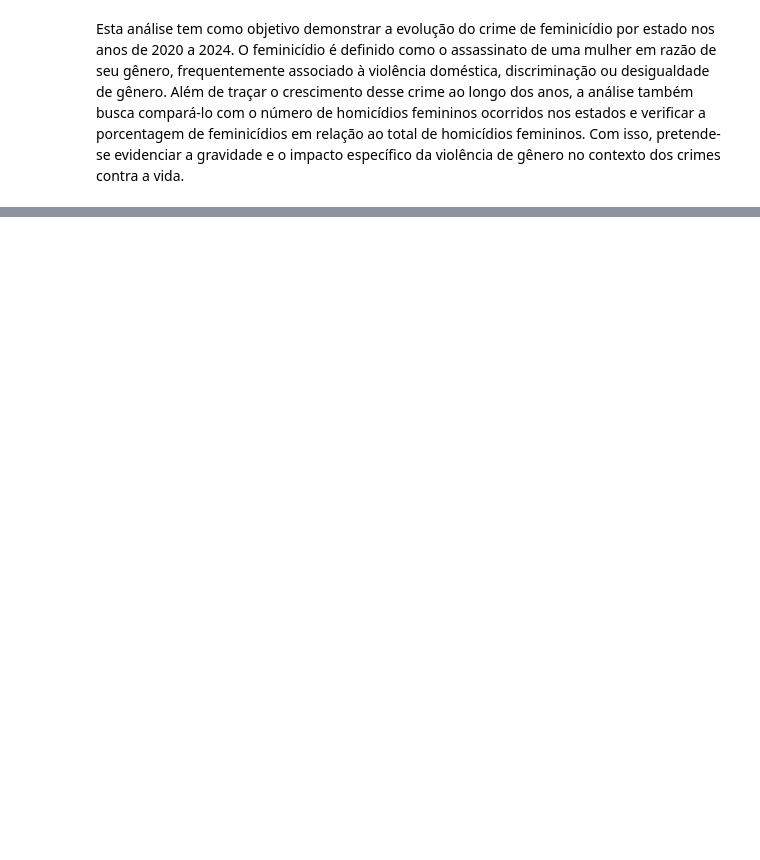
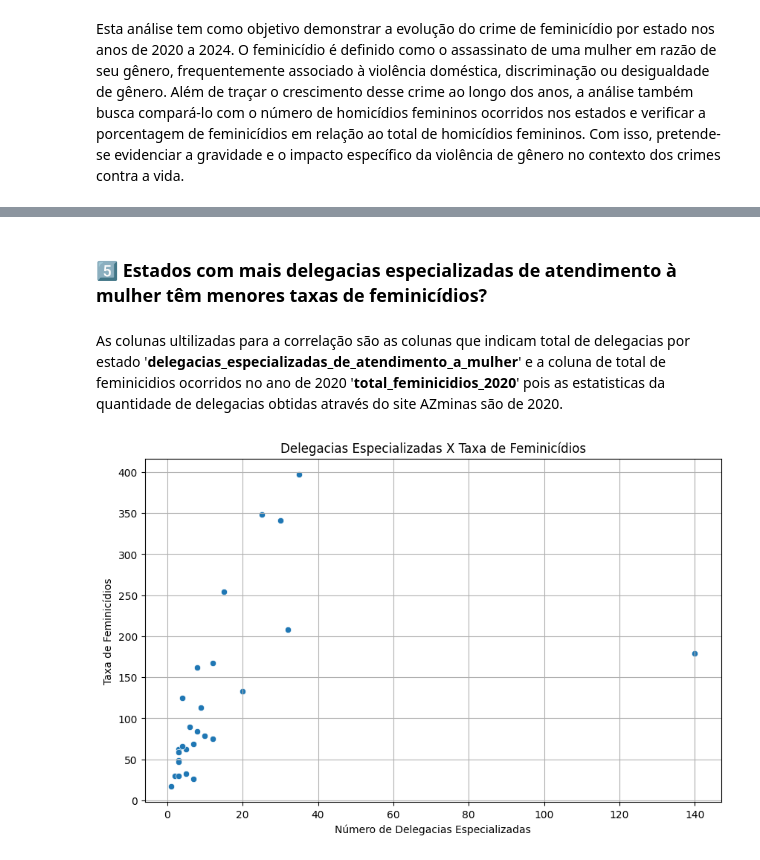
Before and after one commit to CarolyneS14/on33-python-s17-s18-projeto-final, a Jupyter notebook: on33_python_s18_Projeto_Final.ipynb, the cells around one changed output, grey strips where cells are left out. Cells and saved outputs as stored; diff of their text form; code cells hidden in the pictures; blank space fills up the shorter version.

```diff
--- a/on33_python_s18_Projeto_Final.ipynb
+++ b/on33_python_s18_Projeto_Final.ipynb
@@ -33,0 +215,4 @@ database_auxiliar  homicidios_femininos.csv  S17S18-Projeto-Livre.pdf
+# %%
+# Criar novas colunas calculadas
+total_feminicidios_2024 = df_feminicidio['feminicidio_tentado_2024(LESFEM)'] + df_feminicidio['feminicidio_consumado_2024(LESFEM)']
+df_feminicidio['total_feminicidios_2024'] = total_feminicidios_2024
@@ -33,0 +240,18 @@ database_auxiliar  homicidios_femininos.csv  S17S18-Projeto-Livre.pdf
+# %%
+#Selecionar colunas que nao vamos utilizar
+columns_drop = ['tentativa_2020',
+'consumado_2020',
+'tentativa_2021',
+'consumado_2021',
+'tentativa_2022',
+'consumado_2022',
+'tentativa_2023',
+'consumado_2023',
+'ano_2024',
+'ano_2023',
+'ano_2022',
+'ano_2021',
+'ano_2020']
+
+#Excluir colunas
+df_feminicidio = df_feminicidio.drop(columns_drop, axis=1)
@@ -33,0 +282,5 @@ database_auxiliar  homicidios_femininos.csv  S17S18-Projeto-Livre.pdf
+# %%
+#Estados com maior redução no numero de feminicidios
+df_feminicidio['reducao_feminicidios'] = df_feminicidio['total_feminicidios_2022'] - df_feminicidio['total_feminicidios_2023']
+estados_reducao = df_feminicidio.nlargest(5, 'reducao_feminicidios')[['estado', 'reducao_feminicidios']]
+print(estados_reducao)
@@ -33,0 +310,5 @@ database_auxiliar  homicidios_femininos.csv  S17S18-Projeto-Livre.pdf
+# %%
+# Calculo da porcentagem de feminicidios sobre o Total de homicidios do ano de 2023
+df_feminicidio['porcentagem_feminicidios_2023'] = (df_feminicidio['total_feminicidios_2023'] /
+                                                  df_feminicidio['homicidios_2023']) * 100
+print(df_feminicidio[['estado', 'porcentagem_feminicidios_2023']])
@@ -33,0 +333,15 @@ database_auxiliar  homicidios_femininos.csv  S17S18-Projeto-Livre.pdf
+# %% [markdown]
+### 5️⃣ Estados com mais delegacias especializadas de atendimento à mulher têm menores taxas de feminicídios?
+# %% [markdown]
+As colunas ultilizadas para a correlação são as colunas que indicam total de delegacias por estado '**delegacias_especializadas_de_atendimento_a_mulher**' e a coluna de total de feminicidios ocorridos no ano de 2020 '**total_feminicidios_2020**' pois as estatisticas da quantidade de delegacias obtidas através do site AZminas são de 2020.
+# %%
+#Gráfico de dispersão
+plt.figure(figsize=(10, 6))
+sns.scatterplot(x='delegacias_especializadas_de_atendimento_a_mulher', y='total_feminicidios_2020', data=df_feminicidio)
+plt.title('Delegacias Especializadas X Taxa de Feminicídios')
+plt.xlabel('Número de Delegacias Especializadas')
+plt.ylabel('Taxa de Feminicídios')
+plt.grid()
+plt.show()
+# %% [output]
+[figure, added]
```
Also changed, not shown: parts of 86 cells of this notebook.
